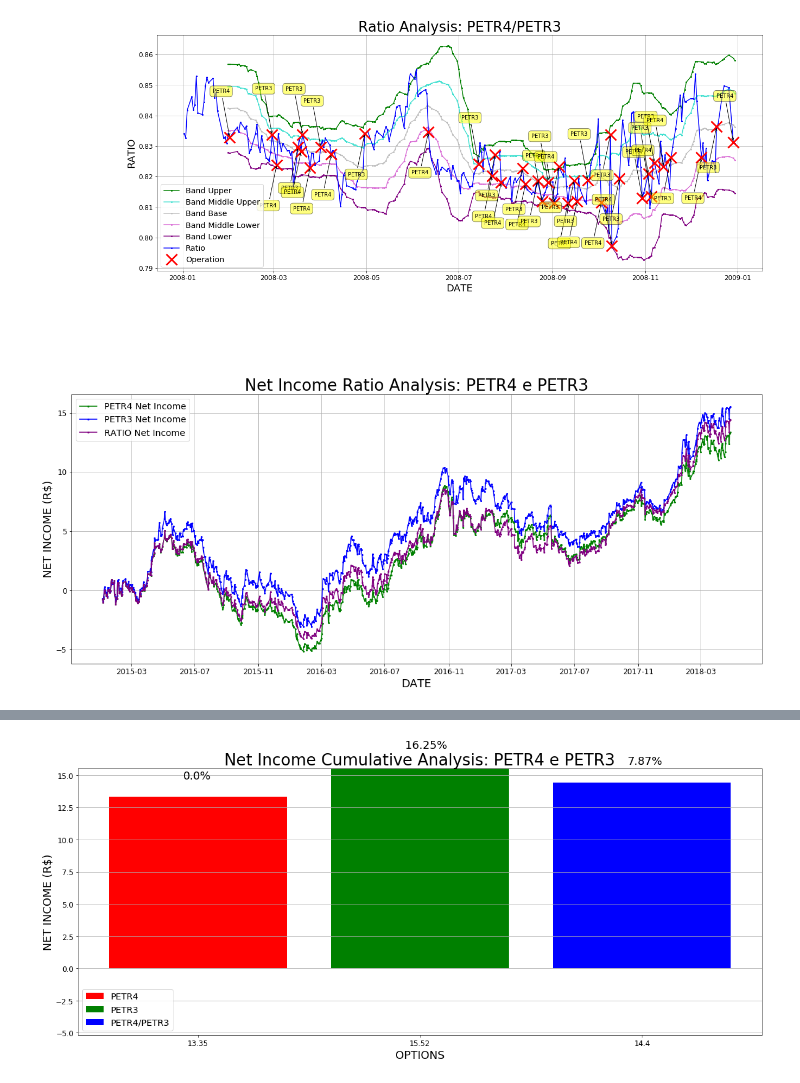
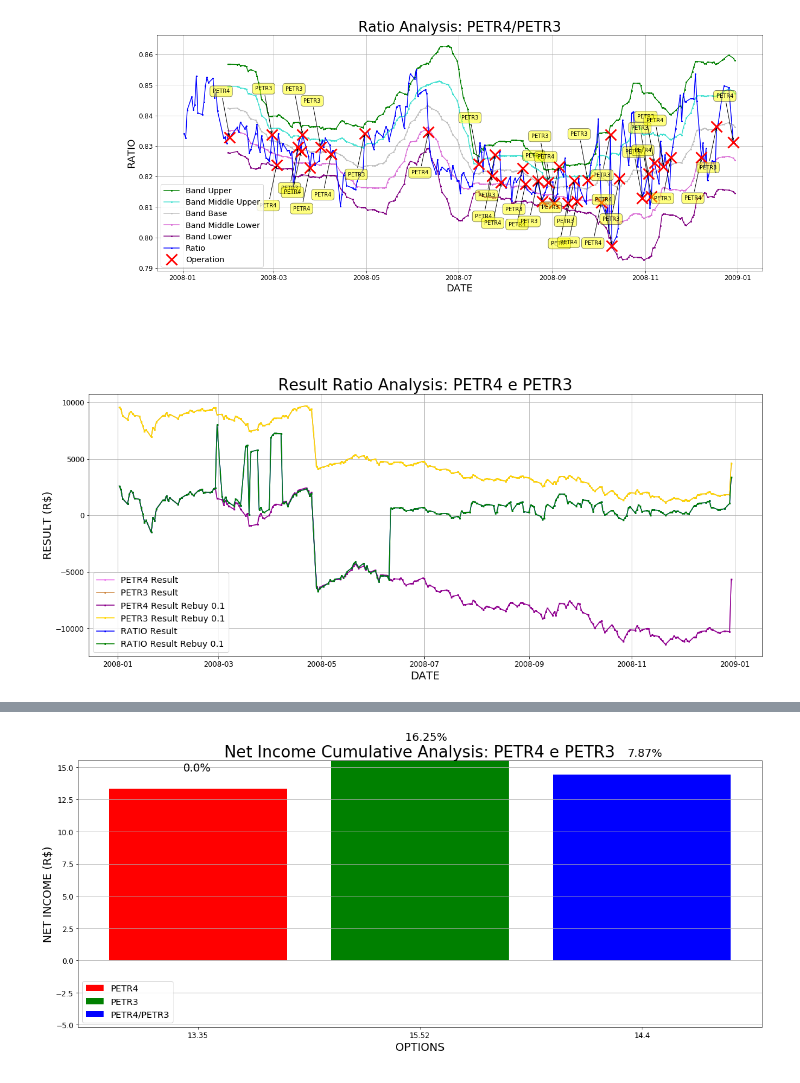
Before and after one commit to candreoliveira/bovespa, a Jupyter notebook: notebooks/Ratio Analysis.ipynb, the cells around one changed output, grey strips where cells are left out. Drawn from its saved outputs; the diff is of its cells as text; code cells hidden in the pictures.

```diff
--- a/notebooks/Ratio Analysis.ipynb
+++ b/notebooks/Ratio Analysis.ipynb
@@ -695,29 +684,32 @@ ax.legend(fontsize='x-large')
 plt.show()
 # %% [output]
 [figure]
-# %%
-#####################################################################################################
-#####################################################################################################
-####################### Net Income Ratio Analysis
-#####################################################################################################
-#####################################################################################################
-
-fig, ax = plt.subplots()
-ax.plot(netincome[CONST_date_label], netincome[(netincome_stock1_value_name + CONST_cumulative_suffix_label)], marker='o', markersize=2, color='green', label=(stock1.option + ' Net Income'))
-ax.plot(netincome[CONST_date_label], netincome[(netincome_stock2_value_name + CONST_cumulative_suffix_label)], marker='o', markersize=2, color='blue', label=(stock2.option + ' Net Income'))
-ax.plot(netincome[CONST_date_label], netincome[(CONST_netincome_ratio_value_label + CONST_cumulative_suffix_label)], marker='o', markersize=2, color='purple', label=(CONST_ratio_label + ' Net Income'))
-
-fig.set_size_inches(CONST_fig_x, CONST_fig_y)
-
-ax.set_xlabel(CONST_date_label, size=18)
-ax.set_ylabel("NET INCOME (R$)", size=18)
-ax.set_autoscale_on(True)
-ax.set_title("Net Income Ratio Analysis: " + stock1.option + " e " + stock2.option, size=26)
-ax.tick_params(labelsize="large")
-ax.grid()
-ax.legend(fontsize='x-large')
-
-# fig.savefig("test.png")
-plt.show()
-# %% [output]
-[figure, removed]
+# %%
+#####################################################################################################
+#####################################################################################################
+####################### Result Ratio Analysis
+#####################################################################################################
+#####################################################################################################
+
+fig, ax = plt.subplots()
+ax.plot(result_stock1[CONST_date_label], result_stock1[(CONST_result_prefix_label + stock1.option)], marker='o', markersize=2, color='violet', label=(stock1.option + ' Result'))
+ax.plot(result_stock2[CONST_date_label], result_stock2[(CONST_result_prefix_label + stock2.option)], marker='o', markersize=2, color='peru', label=(stock2.option + ' Result'))
+ax.plot(result_start_stock1[CONST_date_label], result_start_stock1[(CONST_result_prefix_label + "START_" + stock1.option)], marker='o', markersize=2, color='darkmagenta', label=(stock1.option + ' Result Rebuy ' + str(CONST_stop_buy)))
+ax.plot(result_start_stock2[CONST_date_label], result_start_stock2[(CONST_result_prefix_label + "START_" + stock2.option)], marker='o', markersize=2, color='gold', label=(stock2.option + ' Result Rebuy ' + str(CONST_stop_buy)))
+ax.plot(result_ratio[CONST_date_label], result_ratio[(CONST_result_prefix_label + "RATIO")], marker='o', markersize=2, color='blue', label=(CONST_ratio_label + ' Result'))
+ax.plot(result_start_ratio[CONST_date_label], result_start_ratio[(CONST_result_prefix_label + "START_RATIO")], marker='o', markersize=2, color='green', label=(CONST_ratio_label + ' Result Rebuy ' + str(CONST_stop_buy)))
+
+fig.set_size_inches(CONST_fig_x, CONST_fig_y)
+
+ax.set_xlabel(CONST_date_label, size=18)
+ax.set_ylabel("RESULT (R$)", size=18)
+ax.set_autoscale_on(True)
+ax.set_title("Result Ratio Analysis: " + stock1.option + " e " + stock2.option, size=26)
+ax.tick_params(labelsize="large")
+ax.grid()
+ax.legend(fontsize='x-large')
+
+# fig.savefig("test.png")
+plt.show()
+# %% [output]
+[figure, added]
```
Also changed, not shown: parts of 6 cells of this notebook.
